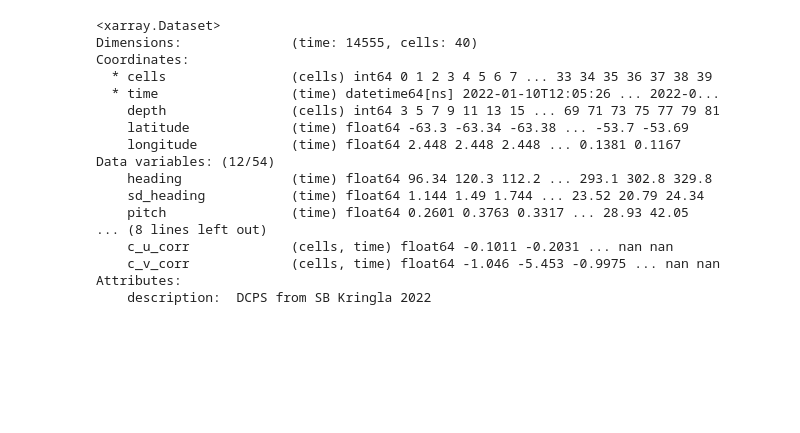
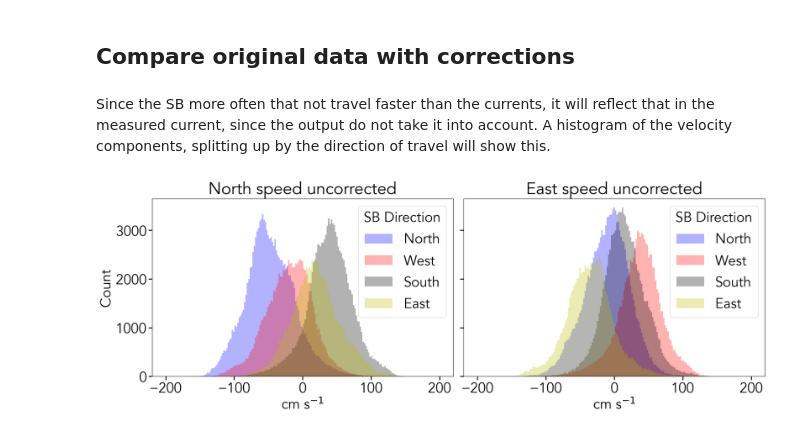
Before and after one commit to jmedholm/sailbuoy_processing, a Jupyter notebook: code/dcps.ipynb, the cells around one changed output. Drawn from its saved outputs; the diff is of its cells as text; code cells hidden in the pictures; blank space fills up the shorter version.

Commit message:
Added some plots and updated the texts

```diff
--- a/code/dcps.ipynb
+++ b/code/dcps.ipynb
@@ -99,20 +109,8 @@ Updated names, units, and description for 9 variables.
-# %%
-ds
-# %% [output]
-<xarray.Dataset>
-Dimensions:              (time: 14555, cells: 40)
-Coordinates:
-  * cells                (cells) int64 0 1 2 3 4 5 6 7 ... 33 34 35 36 37 38 39
-  * time                 (time) datetime64[ns] 2022-01-10T12:05:26 ... 2022-0...
-    depth                (cells) int64 3 5 7 9 11 13 15 ... 69 71 73 75 77 79 81
-    latitude             (time) float64 -63.3 -63.34 -63.38 ... -53.7 -53.69
-    longitude            (time) float64 2.448 2.448 2.448 ... 0.1381 0.1167
-Data variables: (12/54)
-    heading              (time) float64 96.34 120.3 112.2 ... 293.1 302.8 329.8
-    sd_heading           (time) float64 1.144 1.49 1.744 ... 23.52 20.79 24.34
-    pitch                (time) float64 0.2601 0.3763 0.3317 ... 28.93 42.05
-... (8 lines left out)
-    c_u_corr             (cells, time) float64 -0.1011 -0.2031 ... nan nan
-    c_v_corr             (cells, time) float64 -1.046 -5.453 -0.9975 ... nan nan
-Attributes:
-    description:  DCPS from SB Kringla 2022
+# %% [markdown]
+## Compare original data with corrections
+# %% [markdown]
+Since the SB more often that not travel faster than the currents, it will reflect that in the measured current, since the output do not take it into account. A histogram of the velocity components, splitting up by the direction of travel will show this.
+# %%
+dcps_plotting.heading_dist(ds,200,'north_speed','east_speed','../figs/ne_raw_hist.png')
+# %% [output]
+[figure, added]
```
Also changed, not shown: parts of 30 cells of this notebook, 2 other files.
